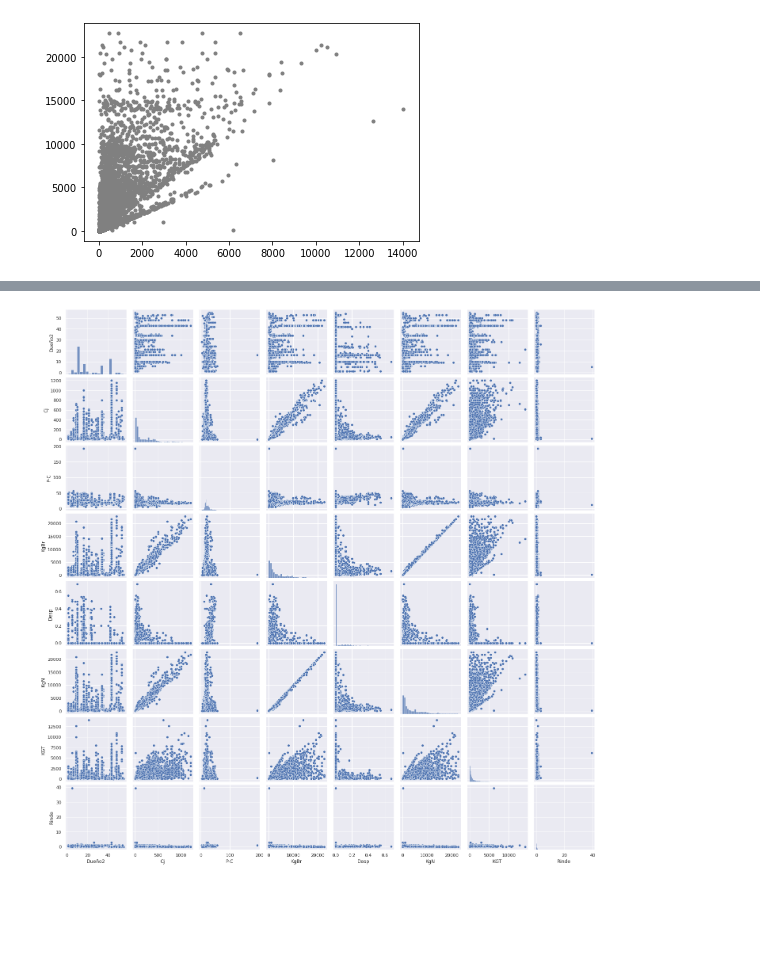
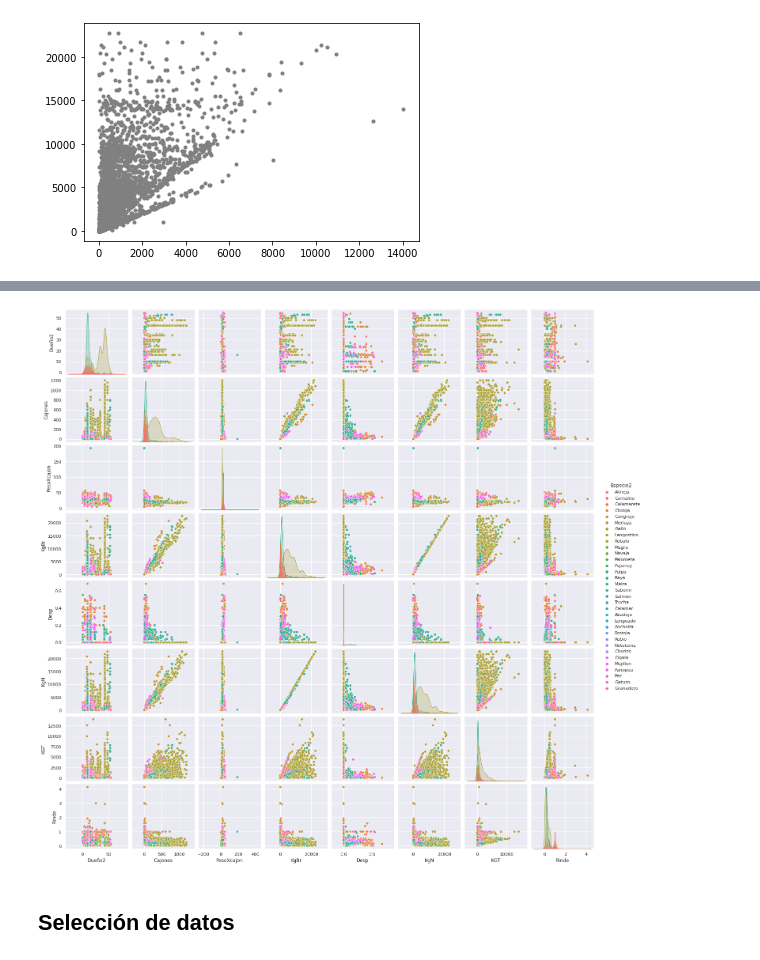
Before and after one commit to GiselePicech/ProcesamientoPesquero, a Jupyter notebook: Pesquera.ipynb, the cells around one changed output, grey strips where cells are left out. Drawn from its saved outputs; the diff is of its cells as text; code cells hidden in the pictures; blank space fills up the shorter version.

```diff
--- a/Pesquera.ipynb
+++ b/Pesquera.ipynb
@@ -187,7 +211,9 @@ plt.show()
 # %%
 sns.set()
 # %%
-sns.pairplot(pesca)
+sns.pairplot(pesca, hue="Especie2")
 plt.show()
 # %% [output]
-[figure, old version]
+[figure, new version]
+# %% [markdown]
+## Selección de datos
```
Also changed, not shown: parts of 44 cells of this notebook.
